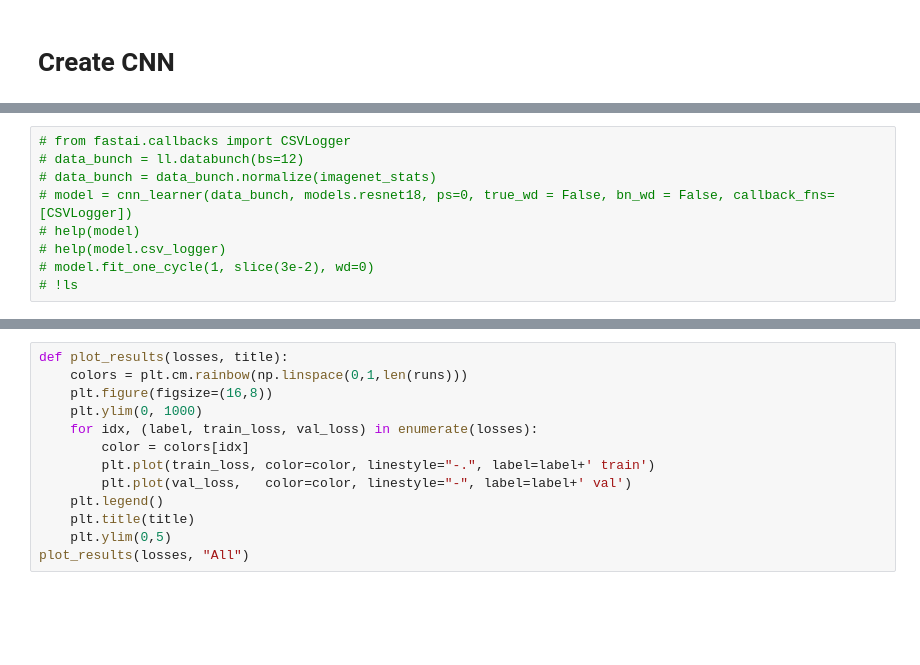
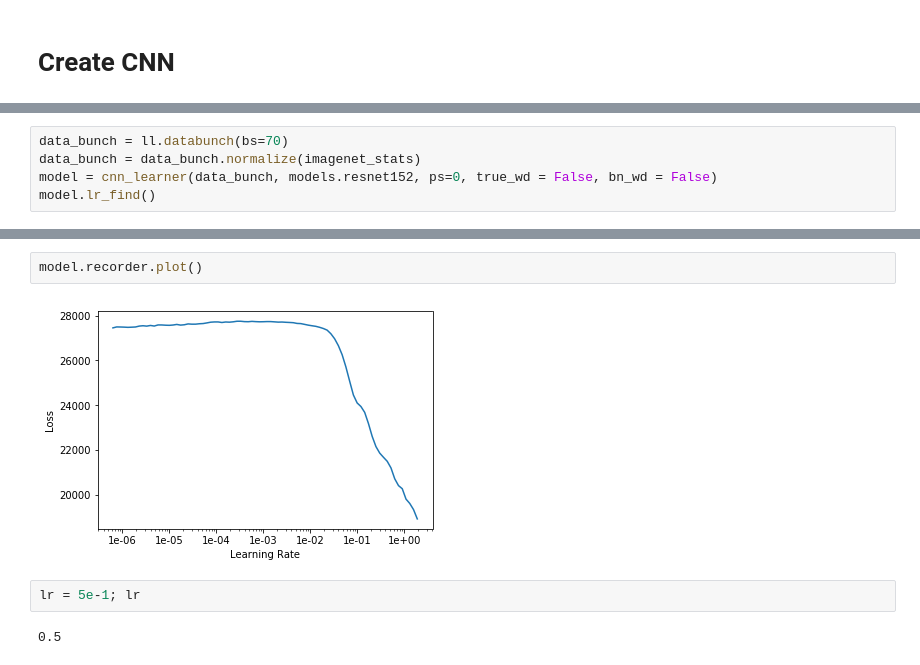
Before and after one commit to marianokamp/play, a Jupyter notebook: cams/counting_rectangles/count_rectangles_comparing_architectures-152.ipynb, the cells around one changed output, grey strips where cells are left out. Cells and saved outputs as stored; diff of their text form; blank space fills up the shorter version.

```diff
--- a/cams/counting_rectangles/count_rectangles_comparing_architectures-152.ipynb
+++ b/cams/counting_rectangles/count_rectangles_comparing_architectures-152.ipynb
@@ -154,9 +85,5 @@ display(results)
 # %%
-# from fastai.callbacks import CSVLogger
-# data_bunch = ll.databunch(bs=12)
-# data_bunch = data_bunch.normalize(imagenet_stats)
-# model = cnn_learner(data_bunch, models.resnet18, ps=0, true_wd = False, bn_wd = False, callback_fns=[CSVLogger])
-# help(model)
-# help(model.csv_logger)
-# model.fit_one_cycle(1, slice(3e-2), wd=0)
-# !ls
+data_bunch = ll.databunch(bs=70)
+data_bunch = data_bunch.normalize(imagenet_stats)
+model = cnn_learner(data_bunch, models.resnet152, ps=0, true_wd = False, bn_wd = False)
+model.lr_find()
@@ -163,13 +93,8 @@ display(results)
-# %%
-def plot_results(losses, title):
-    colors = plt.cm.rainbow(np.linspace(0,1,len(runs)))
-    plt.figure(figsize=(16,8))
-    plt.ylim(0, 1000)
-    for idx, (label, train_loss, val_loss) in enumerate(losses):
-        color = colors[idx]
-        plt.plot(train_loss, color=color, linestyle="-.", label=label+' train')
-        plt.plot(val_loss,   color=color, linestyle="-", label=label+' val')
-    plt.legend()
-    plt.title(title)
-    plt.ylim(0,5)
-plot_results(losses, "All")
+# %%
+model.recorder.plot()
+# %% [output]
+[figure, added]
+# %%
+lr = 5e-1; lr
+# %% [output]
+0.5
```
Also changed, not shown: parts of 25 cells of this notebook.
